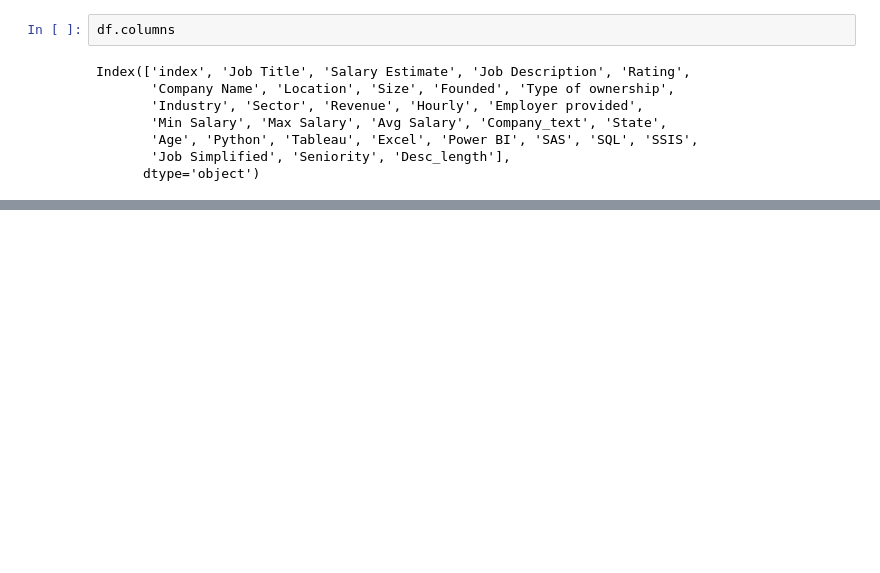
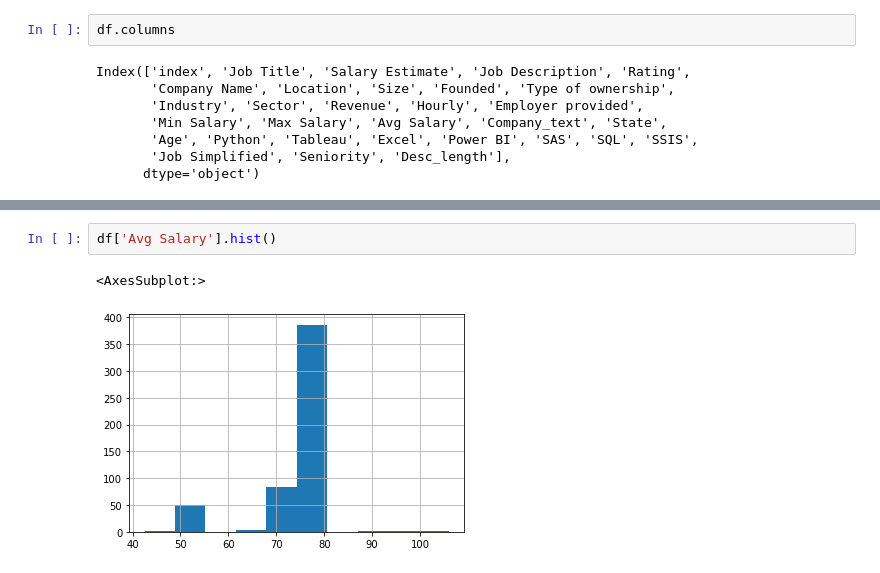
Before and after one commit to NadirBcn/DA_salary_project, a Jupyter notebook: data_visualisation.ipynb, the cells around one changed output, grey strips where cells are left out. Cells and saved outputs as stored; diff of their text form; blank space fills up the shorter version.

```diff
--- a/data_visualisation.ipynb
+++ b/data_visualisation.ipynb
@@ -118,0 +129,5 @@ Index(['index', 'Job Title', 'Salary Estimate', 'Job Description', 'Rating',
+# %%
+df['Avg Salary'].hist()
+# %% [output]
+<AxesSubplot:>
+[figure, added]
```
Also changed, not shown: parts of 11 cells of this notebook.
